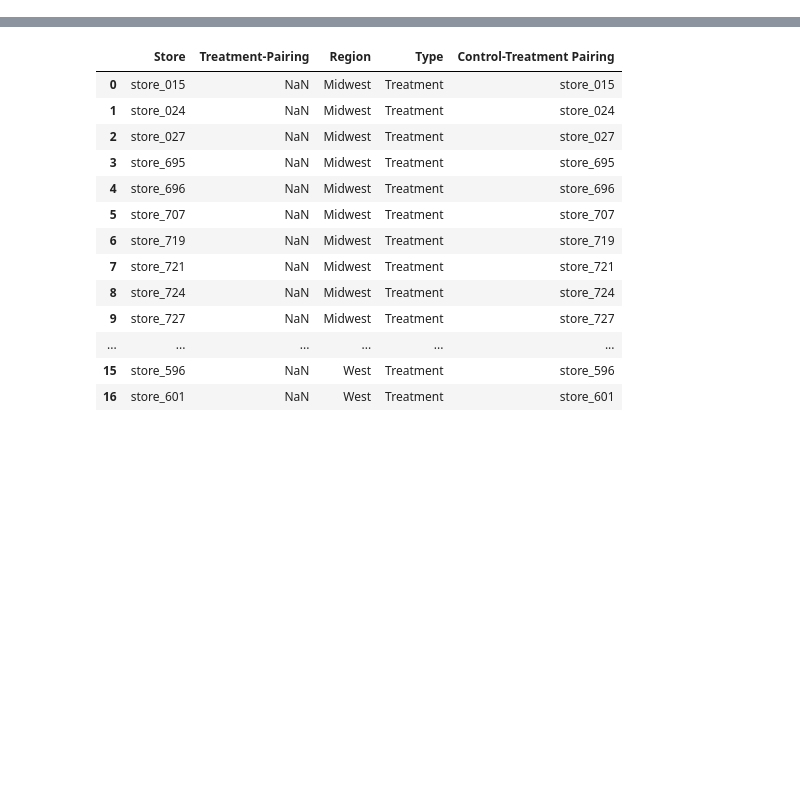
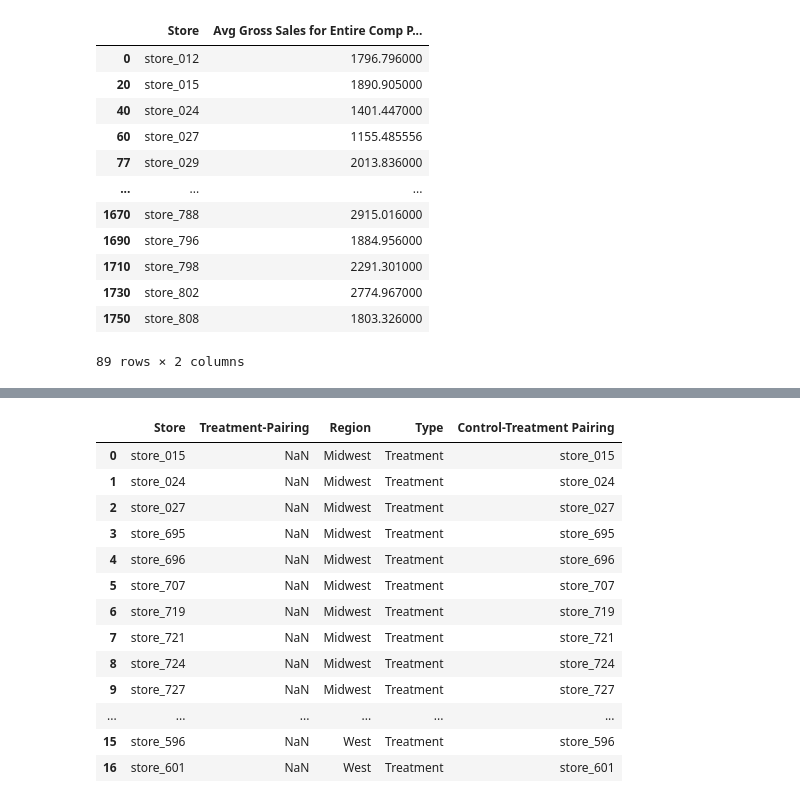
Before and after one commit to whitejavasparrow/Bertelsmann-Udacity_data_60daysofUdacity, a Jupyter notebook: AB testing for business analysts/3-17_workflow.ipynb, the cells around one changed output, grey strips where cells are left out. Drawn from its saved outputs; the diff is of its cells as text; code cells hidden in the pictures; blank space fills up the shorter version.

```diff
--- a/AB testing for business analysts/3-17_workflow.ipynb
+++ b/AB testing for business analysts/3-17_workflow.ipynb
@@ -36,6 +37,23 @@ step1_df.head(20)
 | 17 | Midwest | store_012 | 66 | 2014/5/8 | 2014/5/14 | Test | 1159.21 | 1796.796 | ... |
 | 18 | Midwest | store_012 | 67 | 2014/5/15 | 2014/5/21 | Test | 1241.12 | 1796.796 | ... |
 | 19 | Midwest | store_012 | 68 | 2014/5/22 | 2014/5/28 | Test | 1978.85 | 1796.796 | ... |
+# %%
+step1_subdf = step1_df[['Store', 'Avg Gross Sales for Entire Comp Period']].drop_duplicates()
+step1_subdf
+# %% [output]
+|  | Store | Avg Gross Sales for Entire Comp P... |
+| 0 | store_012 | 1796.796000 |
+| 20 | store_015 | 1890.905000 |
+| 40 | store_024 | 1401.447000 |
+| 60 | store_027 | 1155.485556 |
+| 77 | store_029 | 2013.836000 |
+| ... | ... | ... |
+| 1670 | store_788 | 2915.016000 |
+| 1690 | store_796 | 1884.956000 |
+| 1710 | store_798 | 2291.301000 |
+| 1730 | store_802 | 2774.967000 |
+| 1750 | store_808 | 1803.326000 |
+89 rows × 2 columns
 # %%
 tmp_df = step1_df.groupby(['Store', 'Period'], as_index=False)['Gross Sales Growth'].mean()
 step2_df = tmp_df.pivot(index='Store', columns='Period')['Gross Sales Growth'].reset_index()
```
Also changed, not shown: parts of 10 cells of this notebook, 3 other files.
